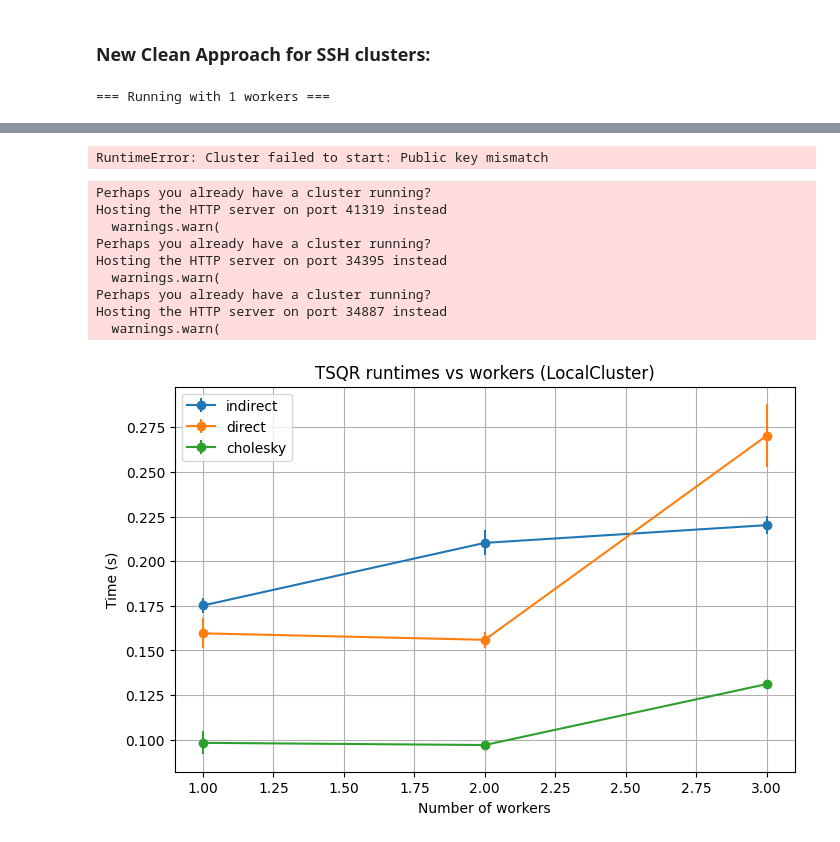
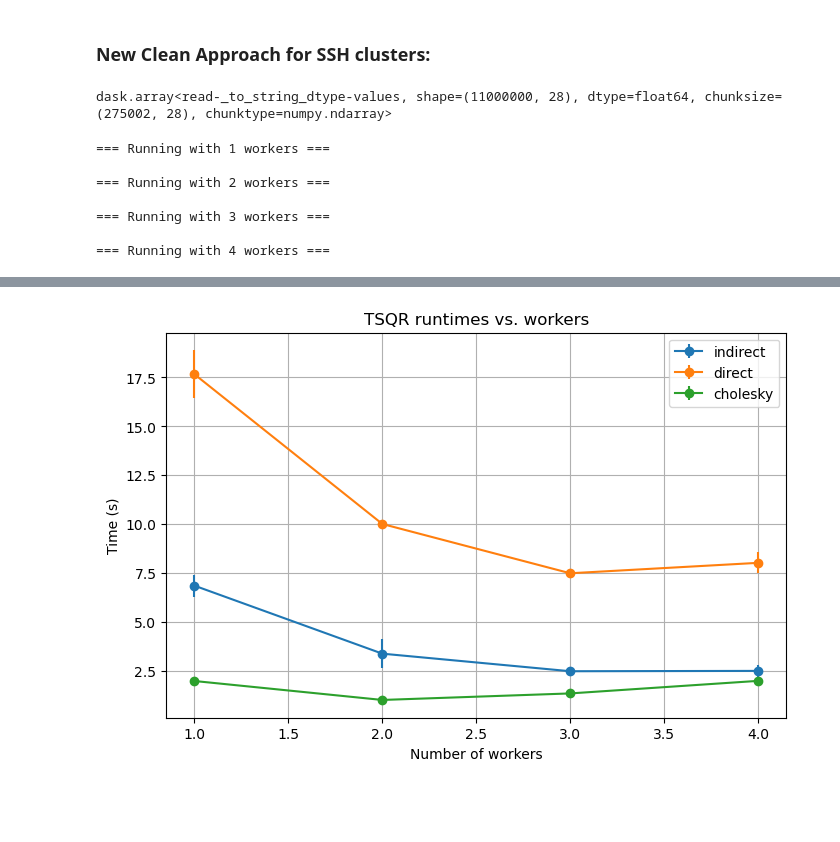
Before and after one commit to AlessandroMiotto/MAPD_project, a Jupyter notebook: benchmark_workers.ipynb, the cells around one changed output, grey strips where cells are left out. Saved outputs shown, nothing was run; the diff lists cells and outputs as text; code cells hidden in the pictures; blank space fills up the shorter version.

Commit message:
Workers plot

```diff
--- a/benchmark_workers.ipynb
+++ b/benchmark_workers.ipynb
@@ -165,5 +257,20 @@ Risultati: {1: (0.17027318477630615, 0.03640711307525635), 2: (0.159174799919128
 # %% [markdown]
 ### New Clean Approach for SSH clusters:
+# %%
+import dask.dataframe as dd
+import os
+
+os.chdir("/home/ubuntu")
+path_HIGGS = os.getcwd() + "/datasets/HIGGS.csv"
+
+df = dd.read_csv(path_HIGGS, header=None, blocksize="200MB")    # The block size can be customized, let's start with 200 MB
+X_df = df.iloc[:, 1:]
+X_da = X_df.to_dask_array(lengths=True)   # We want it as a matrix (an array, that is)
+# %%
+print(X_da)
+A0 = X_da.rechunk((1_000_000, -1))
+# %% [output]
+dask.array<read-_to_string_dtype-values, shape=(11000000, 28), dtype=float64, chunksize=(275002, 28), chunktype=numpy.ndarray>
 # %%
 import time
 import numpy as np
@@ -196,6 +303,23 @@ def benchmark_once(A, tsqr_func, client, timeout=300):
     t1 = time.time()
     return t1 - t0
 # %%
+def rechunk_100mb(A0, chunks_per_worker=3, target_mb=100):
+    nworkers = max(1, len(client.scheduler_info().get("workers", {})))
+    n_rows   = int(A0.shape[0])
+    n_cols   = int(A0.shape[1])
+    bpe      = np.dtype(A0.dtype).itemsize
+    rows_for_100mb = max(1, (target_mb * 1024**2) // (n_cols * bpe))
+
+    # ensure enough chunks: ~k chunks per worker
+    min_chunks = nworkers * chunks_per_worker
+    n_chunks   = max(min_chunks, (n_rows + rows_for_100mb - 1) // rows_for_100mb)
+    rows_per_chunk = (n_rows + n_chunks - 1) // n_chunks
+
+    A = A0.rechunk((rows_per_chunk, -1)).persist()
+    wait(A)
+    client.rebalance([A])  # spread chunks across current workers
+    return A
+
 
 def benchmark_funcs(A, reps=3):
     results = {}
@@ -205,13 +329,14 @@ def benchmark_funcs(A, reps=3):
         "cholesky": cholesky_tsqr,
     }
     for name, func in funcs.items():
-        times = [benchmark_once(A, func) for _ in range(reps)]
+        times = [benchmark_once(A, func, client) for _ in range(reps)]
         results[name] = (np.mean(times), np.std(times))
     return results
 
 # --- Step 2: loop over worker counts ---
-def run_scaling_experiment(hosts, worker_counts, reps=3):
+def run_scaling_experiment(hosts, worker_counts, reps=2):
     scaling_results = { "indirect": [], "direct": [], "cholesky": [] }
+    #scaling_results = { "direct": [], "cholesky": [] }
 
     for w in worker_counts:
         print(f"\n=== Running with {w} workers ===")
@@ -221,17 +346,14 @@ def run_scaling_experiment(hosts, worker_counts, reps=3):
             hosts,
             connect_options={"known_hosts": None},
             remote_python="/home/ubuntu/miniconda3/bin/python",
-            worker_options={"nprocs": w, "nthreads": 1},
+            worker_options={"n_workers": w, "nthreads": 1},
             scheduler_options={"port": 8786, "dashboard_address": ":8797"},
         )
         global client
         client = Client(cluster)
 
         # Rechunk input across workers
-        n_rows = int(A0.shape[0])
-        rows_per_chunk = (n_rows + w - 1) // w
-        A = A0.rechunk((rows_per_chunk, -1)).persist()
-        wait(A)
+        A = rechunk_100mb(A0, chunks_per_worker=3, target_mb=100)
 
         # Run benchmarks
         results = benchmark_funcs(A, reps=reps)
@@ -266,7 +380,13 @@ print("Dashboard:", client.dashboard_link)
 # %%
 hosts = ["10.67.22.154", "10.67.22.216", "10.67.22.116", "10.67.22.113"]
 worker_counts = [1, 2, 3, 4]   # adjust depending on your setup
-scaling_results = run_scaling_experiment(hosts, worker_counts, reps=5)
+scaling_results = run_scaling_experiment(hosts, worker_counts, reps=3)
 plot_results(scaling_results)
 # %% [output]
 === Running with 1 workers ===
+
+=== Running with 2 workers ===
+
+=== Running with 3 workers ===
+
+=== Running with 4 workers ===
@@ -274,4 +393,4 @@ plot_results(scaling_results)
-RuntimeError: Cluster failed to start: Public key mismatch
+[figure, added]
 # %%
 client.close()
 cluster.close()
@@ -343,16 +396,0 @@ def plot_results(scaling_results):
-# %%
-# A0 must be your Dask Array (features only)
-worker_counts = [1, 2, 3]
-scaling_results = run_scaling_experiment_local(A0, worker_counts, reps=3)
-plot_results(scaling_results)
-# %% [output]
-Perhaps you already have a cluster running?
-Hosting the HTTP server on port 41319 instead
-  warnings.warn(
-Perhaps you already have a cluster running?
-Hosting the HTTP server on port 34395 instead
-  warnings.warn(
-Perhaps you already have a cluster running?
-Hosting the HTTP server on port 34887 instead
-  warnings.warn(
-[figure, removed]
```
Also changed, not shown: parts of 6 cells of this notebook, 2 other files.
